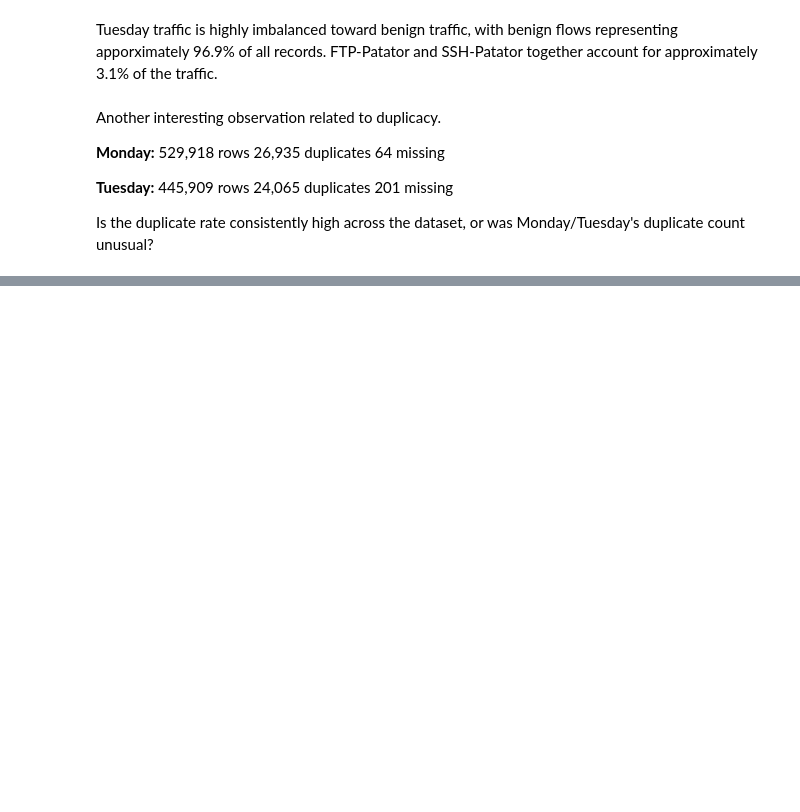
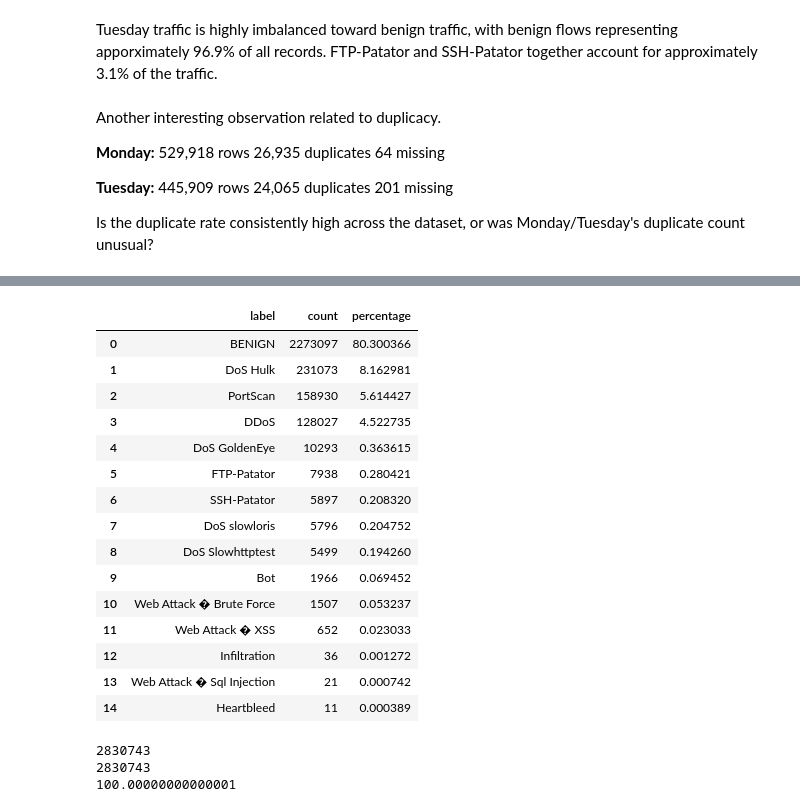
Before and after one commit to AdityaDotEnv/CIC-Dataset-Analysis, a Jupyter notebook: notebooks/01_dataset_overview.ipynb, the cells around one changed output, grey strips where cells are left out. Drawn from its saved outputs; the diff is of its cells as text; code cells hidden in the pictures; blank space fills up the shorter version.

```diff
--- a/notebooks/01_dataset_overview.ipynb
+++ b/notebooks/01_dataset_overview.ipynb
@@ -373,0 +599,9 @@ Missing value rate: 0.0006%
+# %%
+dataset_label_summary = (
+    label_summary_df
+    .groupby("label")["count"]
+    .sum()
+    .sort_values(ascending=False)
+)
+
+dataset_label_summary
@@ -373,0 +626,3 @@ Missing value rate: 0.0006%
+# %%
+dataset_label_summary = dataset_label_summary.reset_index()
+dataset_label_summary
@@ -373,0 +646,35 @@ Missing value rate: 0.0006%
+# %%
+total_flows = dataset_label_summary["count"].sum()
+
+dataset_label_summary["percentage"] = (
+    dataset_label_summary["count"]
+    / total_flows
+    * 100
+)
+
+dataset_label_summary
+# %% [output]
+|  | label | count | percentage |
+| 0 | BENIGN | 2273097 | 80.300366 |
+| 1 | DoS Hulk | 231073 | 8.162981 |
+| 2 | PortScan | 158930 | 5.614427 |
+| 3 | DDoS | 128027 | 4.522735 |
+| 4 | DoS GoldenEye | 10293 | 0.363615 |
+| 5 | FTP-Patator | 7938 | 0.280421 |
+| 6 | SSH-Patator | 5897 | 0.208320 |
+| 7 | DoS slowloris | 5796 | 0.204752 |
+| 8 | DoS Slowhttptest | 5499 | 0.194260 |
+| 9 | Bot | 1966 | 0.069452 |
+| 10 | Web Attack � Brute Force | 1507 | 0.053237 |
+| 11 | Web Attack � XSS | 652 | 0.023033 |
+| 12 | Infiltration | 36 | 0.001272 |
+| 13 | Web Attack � Sql Injection | 21 | 0.000742 |
+| 14 | Heartbleed | 11 | 0.000389 |
+# %%
+print(total_flows)
+print(dataset_label_summary["count"].sum())
+print(dataset_label_summary["percentage"].sum())
+# %% [output]
+2830743
+2830743
+100.00000000000001
```
Also changed, not shown: parts of 17 cells of this notebook, 1 other file.
